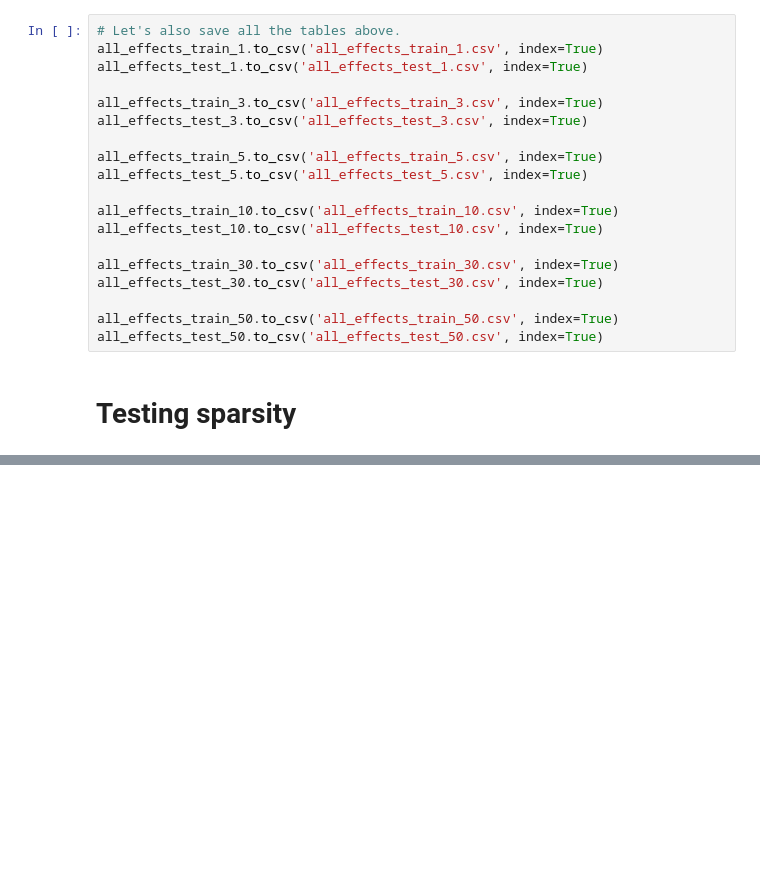
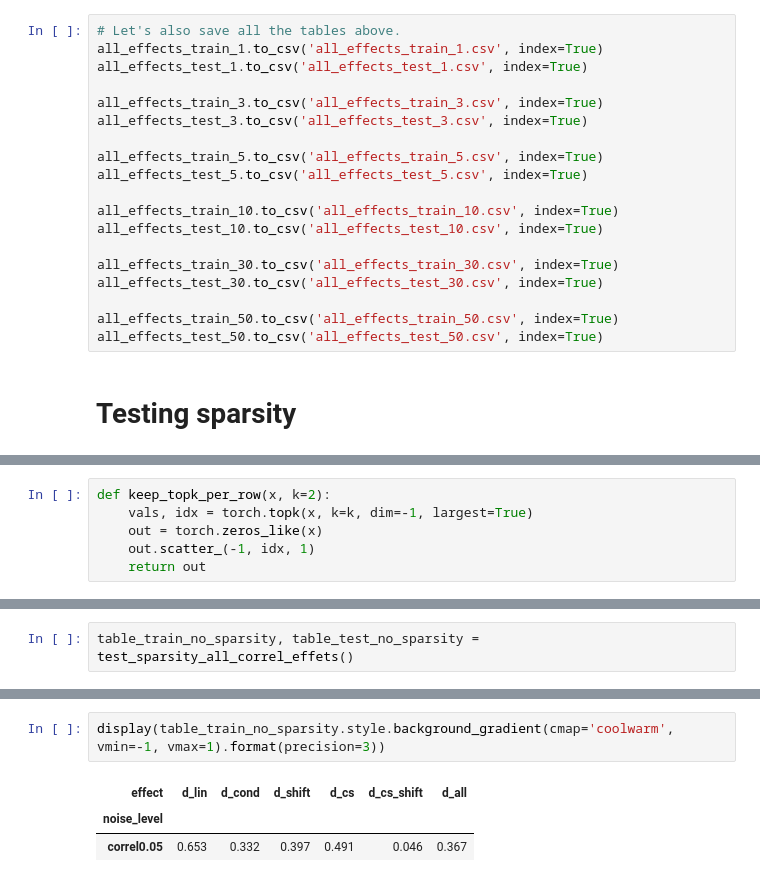
Before and after one commit to cyrilgarcia009/TSNN, a Jupyter notebook: notebooks/figures_for_paper1.ipynb, the cells around one changed output, grey strips where cells are left out. Saved outputs shown, nothing was run; the diff lists cells and outputs as text; blank space fills up the shorter version.

```diff
--- a/notebooks/figures_for_paper1.ipynb
+++ b/notebooks/figures_for_paper1.ipynb
@@ -862,0 +866,6 @@ all_effects_test_50.to_csv('all_effects_test_50.csv', index=True)
+# %%
+def keep_topk_per_row(x, k=2):
+    vals, idx = torch.topk(x, k=k, dim=-1, largest=True)
+    out = torch.zeros_like(x)
+    out.scatter_(-1, idx, 1)
+    return out
@@ -862,0 +958,2 @@ all_effects_test_50.to_csv('all_effects_test_50.csv', index=True)
+# %%
+table_train_no_sparsity, table_test_no_sparsity = test_sparsity_all_correl_effets()
@@ -862,0 +976,6 @@ all_effects_test_50.to_csv('all_effects_test_50.csv', index=True)
+# %%
+display(table_train_no_sparsity.style.background_gradient(cmap='coolwarm', vmin=-1, vmax=1).format(precision=3))
+# %% [output]
+| effect | d_lin | d_cond | d_shift | d_cs | d_cs_shift | d_all |
+| noise_level |  |  |  |  |  |  |
+| correl0.05 | 0.653 | 0.332 | 0.397 | 0.491 | 0.046 | 0.367 |
```
Also changed, not shown: parts of 21 cells of this notebook.
